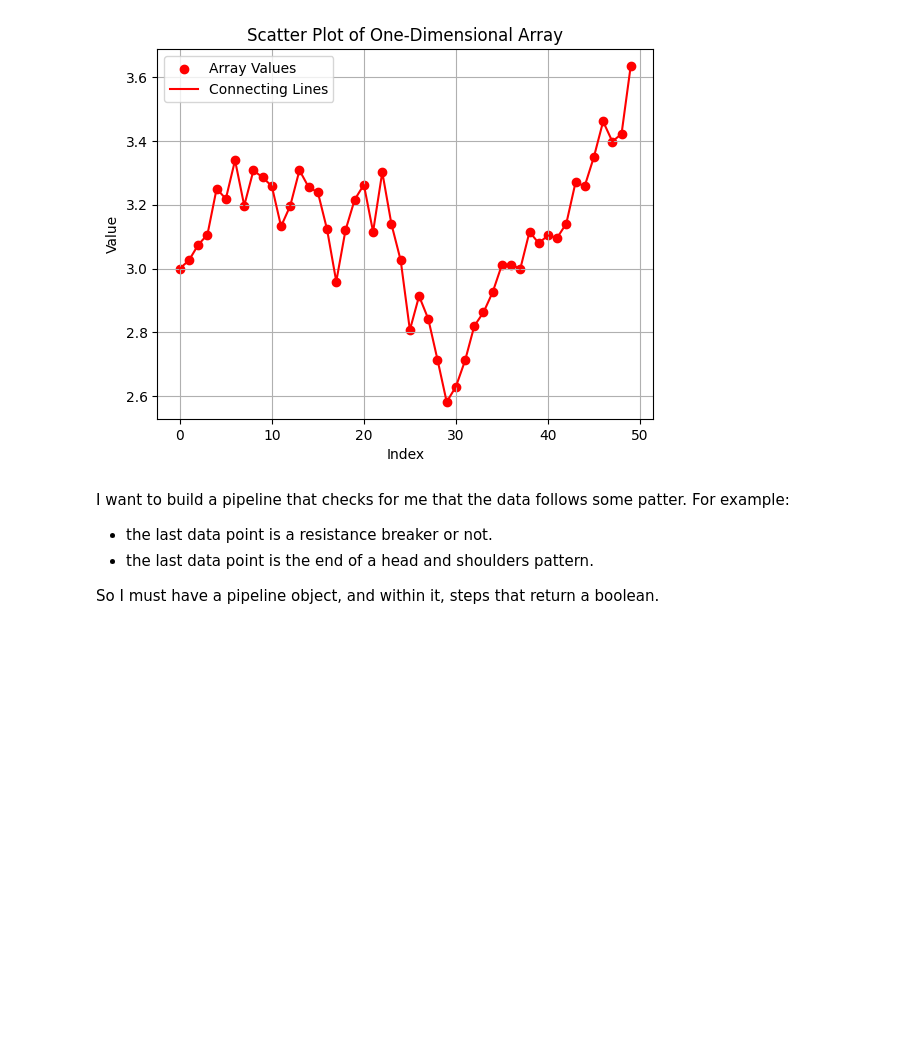
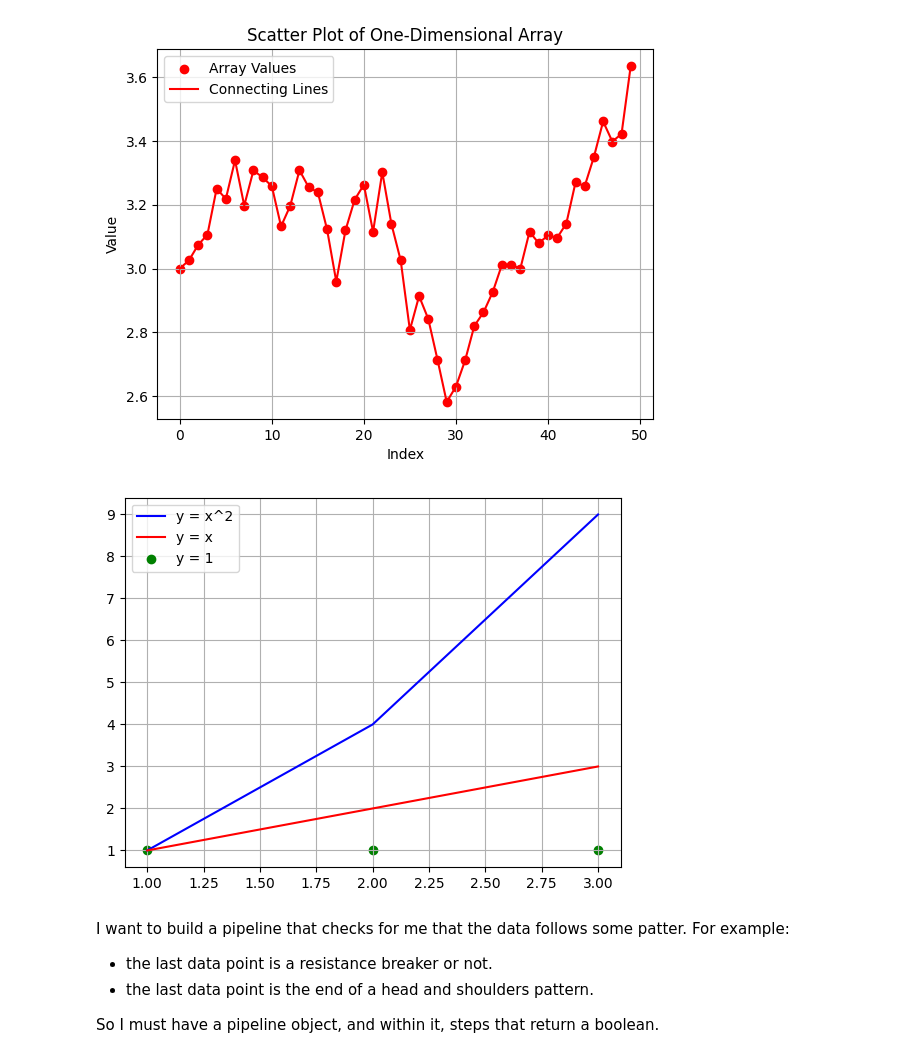
Before and after one commit to nicolaspro1234/trading_auto, a Jupyter notebook: trading.ipynb, the cells around one changed output. Cells and saved outputs as stored; diff of their text form; code cells hidden in the pictures; blank space fills up the shorter version.

```diff
--- a/trading.ipynb
+++ b/trading.ipynb
@@ -76,6 +67,59 @@ def plot_values(values):
 plot_values(values)
 # %% [output]
 [figure]
+# %%
+class ChartPlotter:
+    def __init__(self):
+        self.fig, self.ax = plt.subplots()
+        self.charts = []
+
+    def add_chart(self, x, y, plot_type='line', label=None, **kwargs):
+        """
+        Add a chart to the plot.
+
+        Parameters:
+        x (list or array-like): The x-axis data.
+        y (list or array-like): The y-axis data.
+        plot_type (str, optional): The type of plot ('line' or 'scatter'). Default is 'line'.
+        label (str, optional): The label for the legend.
+        **kwargs: Additional keyword arguments for the plot function.
+        """
+        self.charts.append((x, y, plot_type, label, kwargs))
+
+    def plot(self):
+        """
+        Plot all the added charts on the same plot.
+        """
+        for x, y, plot_type, label, kwargs in self.charts:
+            if plot_type == 'line':
+                self.ax.plot(x, y, label=label, **kwargs)
+            elif plot_type == 'scatter':
+                self.ax.scatter(x, y, label=label, **kwargs)
+            else:
+                raise ValueError(f"Unsupported plot type: {plot_type}")
+
+        # Add legend if any label is provided
+        if any(label for _, _, _, label, _ in self.charts):
+            self.ax.legend()
+
+        # Enable grid
+        self.ax.grid(True)
+
+        plt.show()
+
+# Example usage:
+if __name__ == "__main__":
+    plotter = ChartPlotter()
+
+    # Adding multiple charts
+    plotter.add_chart([1, 2, 3], [1, 4, 9], plot_type='line', label='y = x^2', color='blue')
+    plotter.add_chart([1, 2, 3], [1, 2, 3], plot_type='line', label='y = x', color='red')
+    plotter.add_chart([1, 2, 3], [1, 1, 1], plot_type='scatter', label='y = 1', color='green')
+
+    # Plot all charts
+    plotter.plot()
+# %% [output]
+[figure, added]
 # %% [markdown]
 I want to build a pipeline that checks for me that the data follows some patter.
 For example:
```
Also changed, not shown: parts of 6 cells of this notebook.
